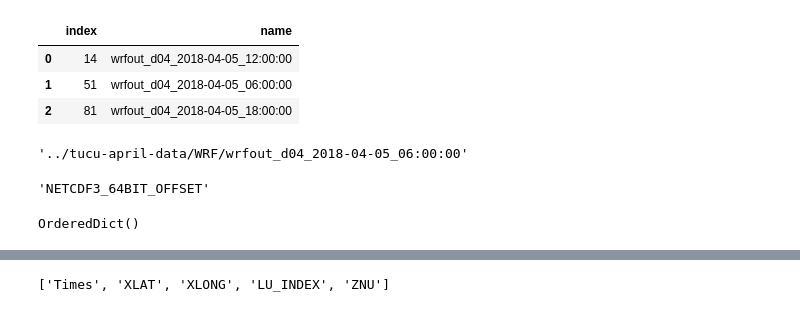
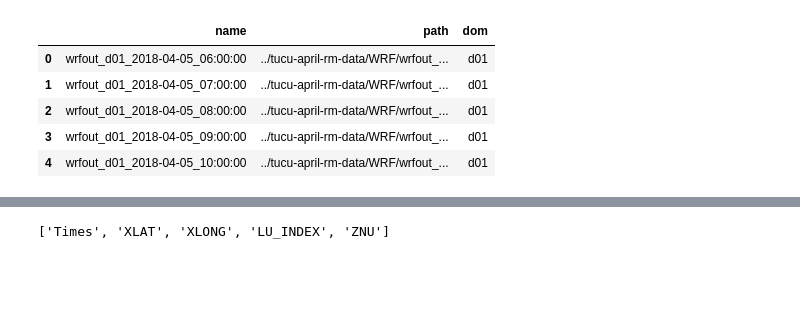
Before and after one commit to daliagachc/tucu-april, a Jupyter notebook: nbs/first_exploration.ipynb, the cells around one changed output, grey strips where cells are left out. Saved outputs shown, nothing was run; the diff lists cells and outputs as text; code cells hidden in the pictures; blank space fills up the shorter version.

```diff
--- a/nbs/first_exploration.ipynb
+++ b/nbs/first_exploration.ipynb
@@ -8,20 +8,24 @@ from netCDF4 import Dataset as netcdf_dataset
 # to mount
 #sudo sshfs -o allow_other aliagadi@sisu-login2.csc.fi:/wrk/aliagadi/DONOTREMOVE/saltena_2018/tucu-april-data/ ./tucu-april-data
 dir = '../tucu-april-data/WPS/'
-dir = '../tucu-april-data/WRF/'
+dir = '../tucu-april-rm-data/WRF/'
 # %%
 all_files = pd.DataFrame(os.listdir(dir),columns = ['name'])
 # %%
-boo = all_files.name.str.contains('wrfout_d0') & all_files.name.str.contains('d04')
-met_em_files = all_files[boo].reset_index()
+boo = all_files.name.str.contains('wrfout_d0') & all_files.name.str.contains('d0')
+met_em_files = all_files[boo]
+met_em_files = met_em_files.sort_values('name')
+met_em_files['path']=met_em_files.apply(
+    lambda x:
+        os.path.join(dir,x['name']),
+    axis=1)
+met_em_files = met_em_files.reset_index(drop=True)
+met_em_files['dom'] = met_em_files.name.str.extract(r'(d\d.)_')
 met_em_files.head()
 # %% [output]
-|  | index | name |
-| 0 | 14 | wrfout_d04_2018-04-05_12:00:00 |
-| 1 | 51 | wrfout_d04_2018-04-05_06:00:00 |
-| 2 | 81 | wrfout_d04_2018-04-05_18:00:00 |
+|  | name | path | dom |
+| 0 | wrfout_d01_2018-04-05_06:00:00 | ../tucu-april-rm-data/WRF/wrfout_... | d01 |
+| 1 | wrfout_d01_2018-04-05_07:00:00 | ../tucu-april-rm-data/WRF/wrfout_... | d01 |
+| 2 | wrfout_d01_2018-04-05_08:00:00 | ../tucu-april-rm-data/WRF/wrfout_... | d01 |
+| 3 | wrfout_d01_2018-04-05_09:00:00 | ../tucu-april-rm-data/WRF/wrfout_... | d01 |
+| 4 | wrfout_d01_2018-04-05_10:00:00 | ../tucu-april-rm-data/WRF/wrfout_... | d01 |
-# %%
-file_path = os.path.join(dir,met_em_files.name[1])
-file_path
-# %% [output]
-'../tucu-april-data/WRF/wrfout_d04_2018-04-05_06:00:00'
@@ -30,8 +31,0 @@ rootgrp = netcdf_dataset(file_path, "r")
-# %%
-rootgrp.data_model
-# %% [output]
-'NETCDF3_64BIT_OFFSET'
-# %%
-rootgrp.groups
-# %% [output]
-OrderedDict()
```
Also changed, not shown: parts of 24 cells of this notebook.
